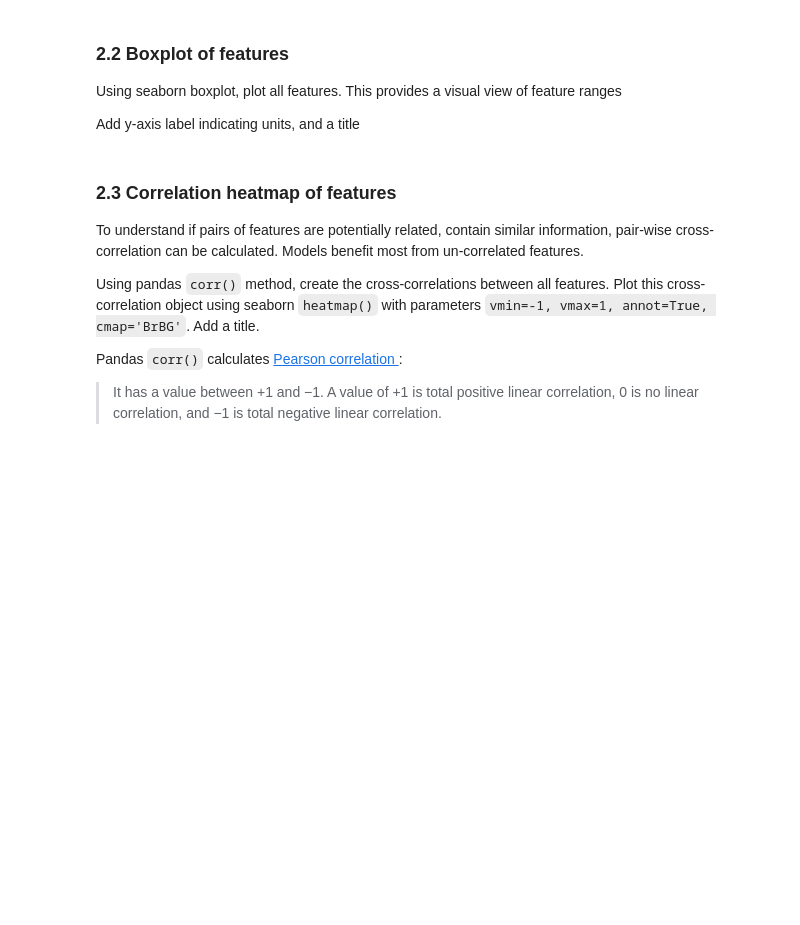
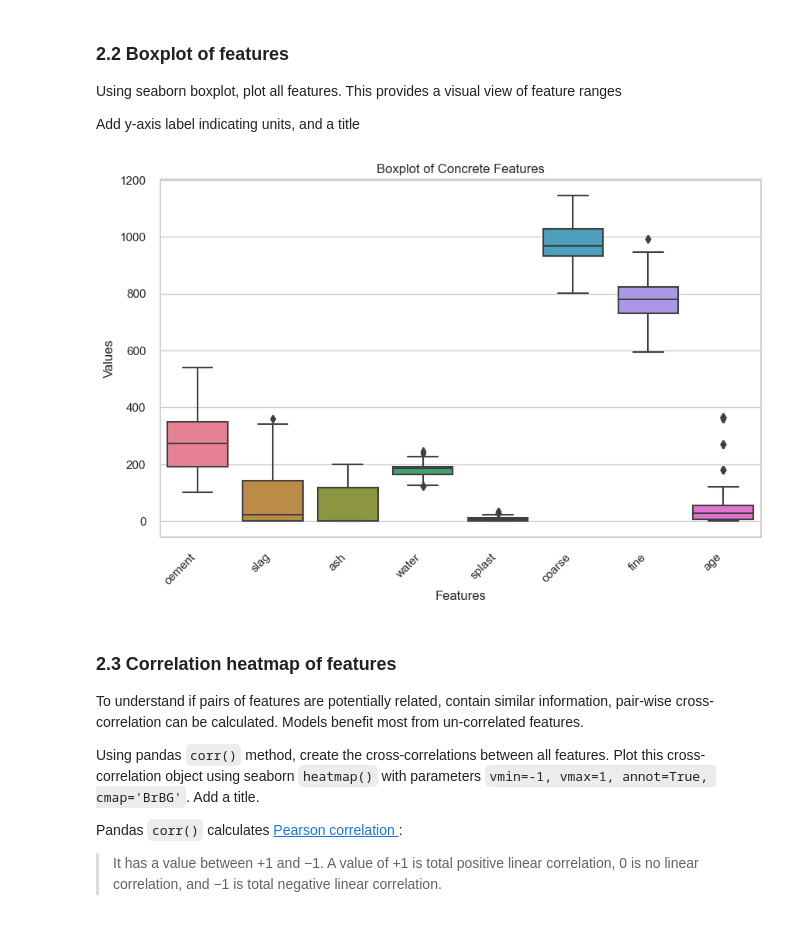
Before and after one commit to jashdubal/ml-labs, a Jupyter notebook: lab02/lab2.ipynb, the cells around one changed output. Cells and saved outputs as stored; diff of their text form; code cells hidden in the pictures; blank space fills up the shorter version.

```diff
--- a/lab02/lab2.ipynb
+++ b/lab02/lab2.ipynb
@@ -41,3 +44,6 @@ Load the Dataset object with `load_concrete()` using `return_dataset=True`
 Print the README of the Dataset object
 # %%
 #TODO: load the yellowbrick concrete Dataset object and access the README
+import yellowbrick.datasets as ybds
+concrete = ybds.load_concrete(return_dataset=True)
+print(concrete.README)
@@ -52,3 +91,8 @@ Load the concrete data set into feature matrix `X` and target vector `y`
 Print dimensions and type of `X`, `y`
 # %%
 #TODO: Load feature matrix X and target vector y, print shapes
+concrete_data = concrete.to_dataframe()
+X = concrete_data.drop('strength', axis=1)
+y = concrete_data['strength']
+print(X.shape)
+print(y.shape)
@@ -71,3 +131,21 @@ Add y-axis label indicating units, and a title
+# %%
+#TODO: add boxplot of features
+
+# Create a boxplot of the features
+sns.set(style="whitegrid")
+plt.figure(figsize=(10,6))
+sns.boxplot(data=X, palette="husl")
+
+# Set the title and axis labels
+plt.title("Boxplot of Concrete Features")
+plt.xlabel("Features")
+plt.ylabel("Values")
+plt.xticks(rotation=45, ha='right')
+
+# Show the plot
+plt.show()
+# %% [output]
+[figure, added]
 # %% [markdown]
 ### 2.3 Correlation heatmap of features
 
```
Also changed, not shown: parts of 38 cells of this notebook.
